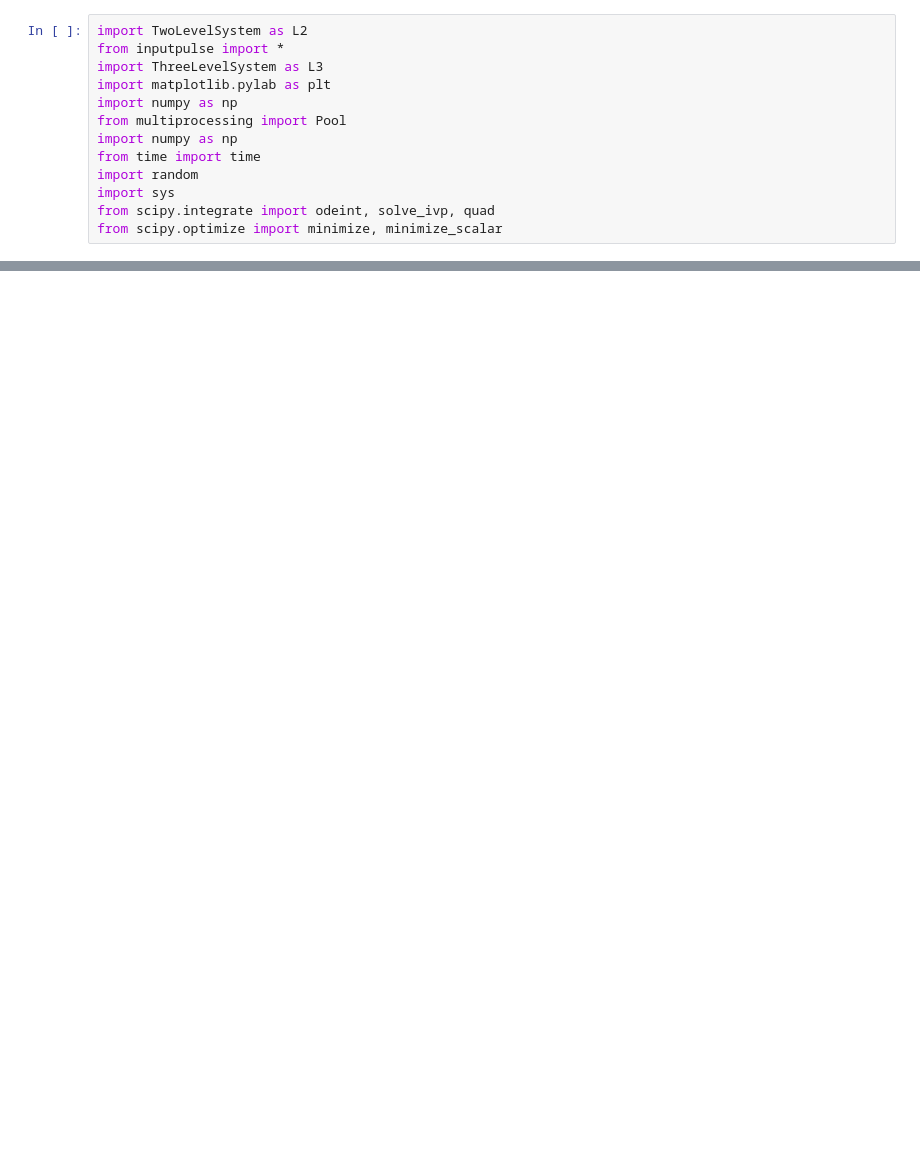
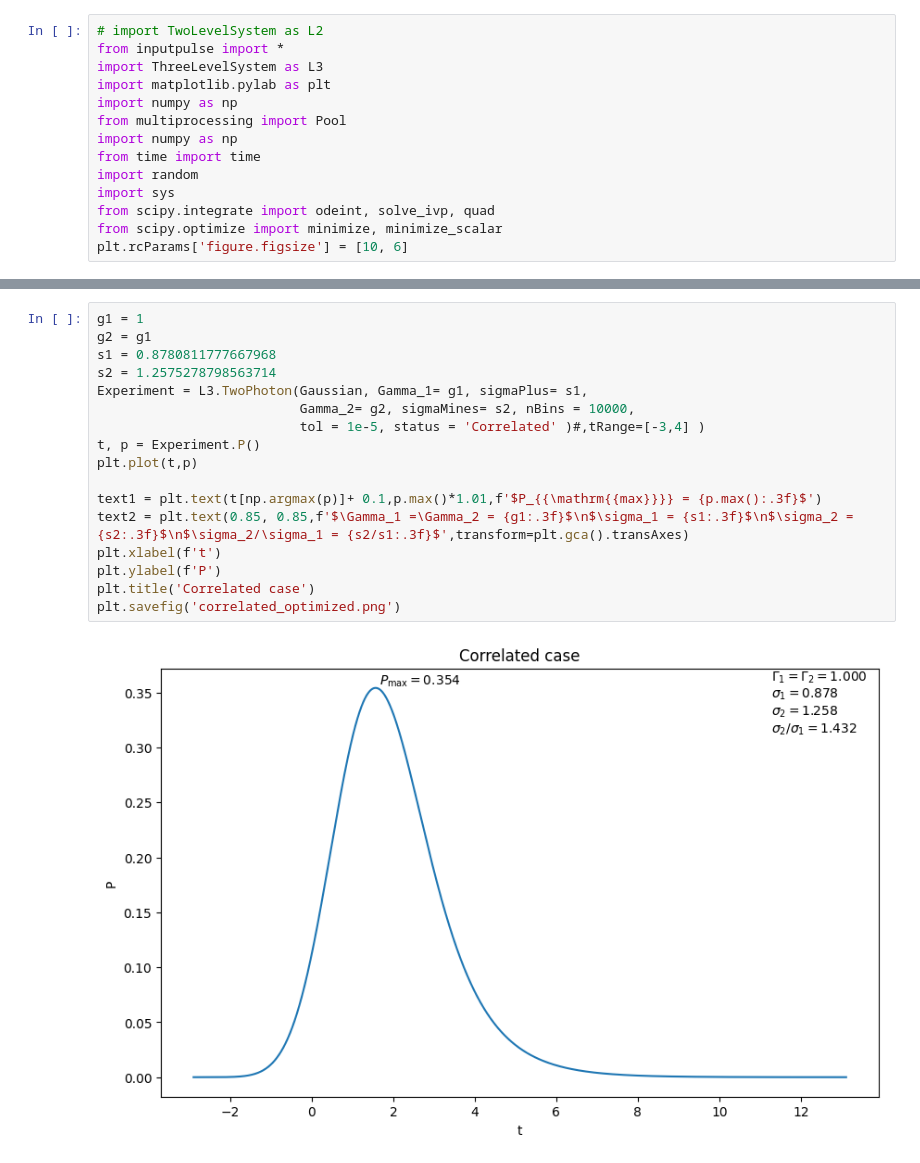
Before and after one commit to gniewko-s/2LevelAtomExcitedByTimeDomainLightPulse, a Jupyter notebook: LightMatterInteraction/NewWorkSpace.ipynb, the cells around one changed output, grey strips where cells are left out. Drawn from its saved outputs; the diff is of its cells as text; blank space fills up the shorter version.

Commit message:
Some bugs fixed. Also the correlated two photon state for gaussian was added.

```diff
--- a/LightMatterInteraction/NewWorkSpace.ipynb
+++ b/LightMatterInteraction/NewWorkSpace.ipynb
@@ -1,5 +1,5 @@
 # %%
-import TwoLevelSystem as L2
+# import TwoLevelSystem as L2
 from inputpulse import *
 import ThreeLevelSystem as L3
 import matplotlib.pylab as plt
@@ -11,3 +11,4 @@ import random
 import sys
 from scipy.integrate import odeint, solve_ivp, quad
 from scipy.optimize import minimize, minimize_scalar
+plt.rcParams['figure.figsize'] = [10, 6]
@@ -13,0 +127,19 @@ from scipy.optimize import minimize, minimize_scalar
+# %%
+g1 = 1
+g2 = g1
+s1 = 0.8780811777667968
+s2 = 1.2575278798563714
+Experiment = L3.TwoPhoton(Gaussian, Gamma_1= g1, sigmaPlus= s1,
+                          Gamma_2= g2, sigmaMines= s2, nBins = 10000,
+                          tol = 1e-5, status = 'Correlated' )#,tRange=[-3,4] )
+t, p = Experiment.P()
+plt.plot(t,p)
+
+text1 = plt.text(t[np.argmax(p)]+ 0.1,p.max()*1.01,f'$P_{{\mathrm{{max}}}} = {p.max():.3f}$')
+text2 = plt.text(0.85, 0.85,f'$\Gamma_1 =\Gamma_2 = {g1:.3f}$\n$\sigma_1 = {s1:.3f}$\n$\sigma_2 = {s2:.3f}$\n$\sigma_2/\sigma_1 = {s2/s1:.3f}$',transform=plt.gca().transAxes)
+plt.xlabel(f't')
+plt.ylabel(f'P')
+plt.title('Correlated case')
+plt.savefig('correlated_optimized.png')
+# %% [output]
+[figure, added]
```
Also changed, not shown: parts of 13 cells of this notebook, 1 other file.
